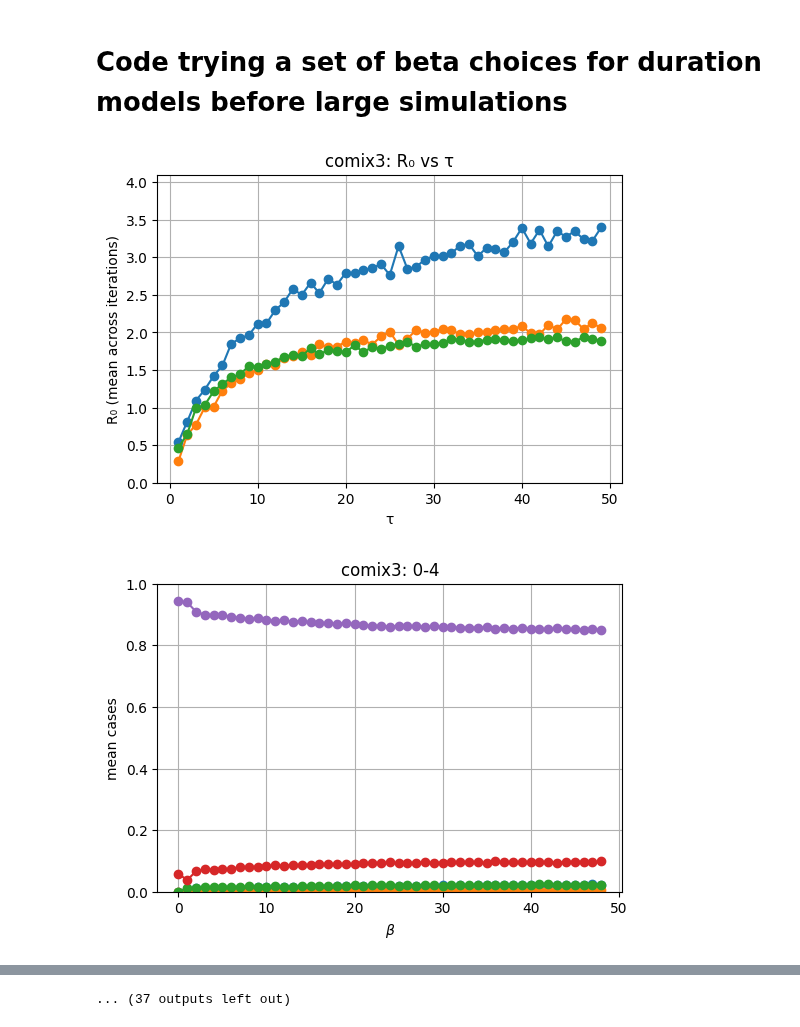
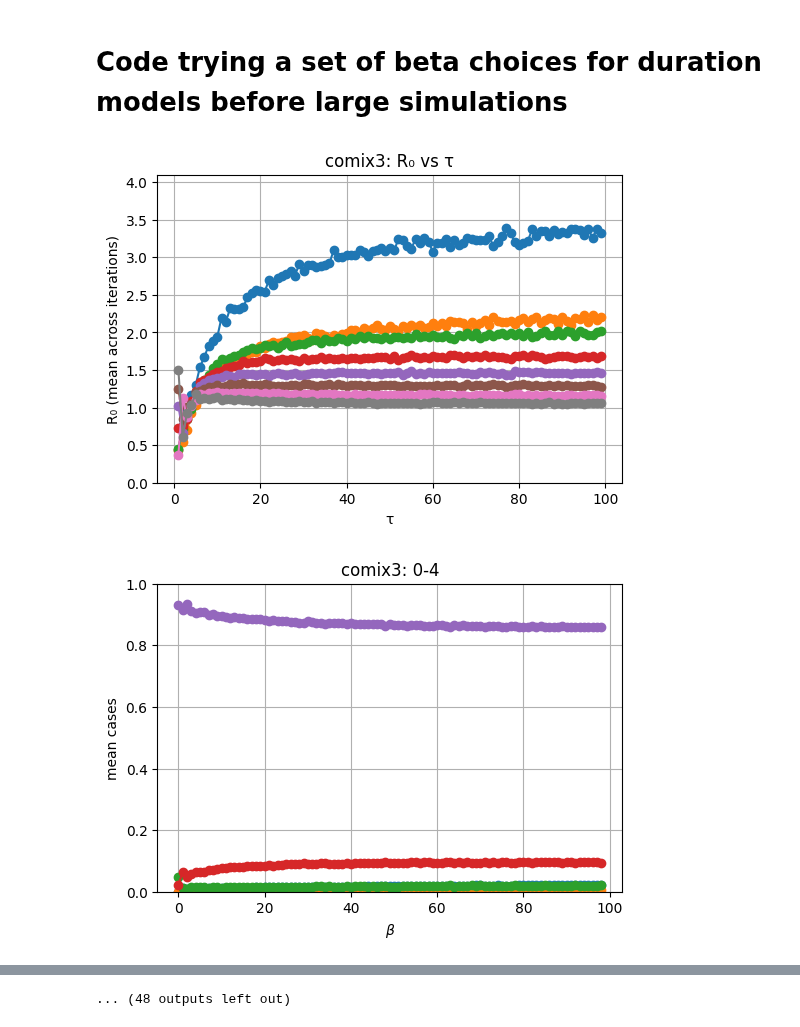
Before and after one commit to LukeMurrayKearney/Data-Driven-Networks-Code, a Jupyter notebook: duration+ages/beta_choices.ipynb, the cells around one changed output, grey strips where cells are left out. Drawn from its saved outputs; the diff is of its cells as text; code cells hidden in the pictures.

```diff
--- a/duration+ages/beta_choices.ipynb
+++ b/duration+ages/beta_choices.ipynb
@@ -19,12 +19,9 @@ bucket_labels = ['0-4', '5-11', '12-17', '18-29', '30-39', '40-49', '50-59', '60
 duration_labels = ['0-5 mins', '5-15 mins', '15-60 mins', '1-4 hours', '4+ hours']
 
 for data in datas:
-    if data != 'poly':
-        with open(f'sims/{data}_0_g.json', 'r') as f:
-            res = json.load(f)
-    else:
-        with open(f'sims/{data}_0.json', 'r') as f:
-            res = json.load(f)
+# if data != 'poly':
+    with open(f'sims/{data}_0_g.json', 'r') as f:
+        res = json.load(f)
 
     # Extract from your dictionary
     taus = np.array(res["taus"])
@@ -67,11 +64,11 @@ for data in datas:
     plt.plot(taus, r0_mean, marker='o', label="R₀ 1")
     plt.plot(taus, r02_mean, marker='o', label="R₀ 2")
     plt.plot(taus, r03_mean, marker='o', label="R₀ 3")
-    # plt.plot(taus, r04_mean, marker='o', label="R₀ 4")
-    # plt.plot(taus, r05_mean, marker='o', label="R₀ 5")
-    # plt.plot(taus, r06_mean, marker='o', label="R₀ 6")
-    # plt.plot(taus, r07_mean, marker='o', label="R₀ 7")
-    # plt.plot(taus, r08_mean, marker='o', label="R₀ 8")
+    plt.plot(taus, r04_mean, marker='o', label="R₀ 4")
+    plt.plot(taus, r05_mean, marker='o', label="R₀ 5")
+    plt.plot(taus, r06_mean, marker='o', label="R₀ 6")
+    plt.plot(taus, r07_mean, marker='o', label="R₀ 7")
+    plt.plot(taus, r08_mean, marker='o', label="R₀ 8")
     plt.xlabel("τ")
     plt.ylabel("R₀ (mean across iterations)")
     plt.title(f"{data}: R₀ vs τ")
@@ -95,32 +92,32 @@ for data in datas:
         plt.ylim(0, 1)
         # plt.legend()
         plt.grid(True)
         plt.show()
         plt.close()
 
     # 3) fs vs R0
     plt.figure(figsize=(6,4))
     plt.scatter(r0_mean, fs_mean, c=taus, cmap="viridis", s=50)
     plt.colorbar(label="τ")
     plt.xlabel("R₀ (mean)")
     plt.ylabel("f_s (mean)")
     plt.title(f"{data}: f_s vs R₀ (colored by τ)")
     plt.xlim(0, 4.1)
     plt.ylim(0, 1)
     plt.grid(True)
     plt.show()
 
     # 4) avg_d_network vs avg_d_input
     plt.figure(figsize=(6,4))
     plt.plot(taus, avg_d_network, marker='^', label="avg_d_network")
     plt.axhline(y=avg_d_input, color='red', linestyle='--', label="avg_d_input")
     plt.xlabel("τ")
     plt.ylabel("Degree")
     plt.title(f"{data}: Network vs Input degree")
     plt.ylim(0, max(max(avg_d_network), avg_d_input) + .5)
     plt.legend()
     plt.grid(True)
     plt.show()
 # %% [output]
-[figure, old version]
+[figure, new version]
-[figure, old version]
+[figure, new version]
@@ -137 +134 @@ for data in datas:
-... (37 outputs left out)
+... (48 outputs left out)
```
Also changed, not shown: parts of 5 cells of this notebook, 10 other files.
